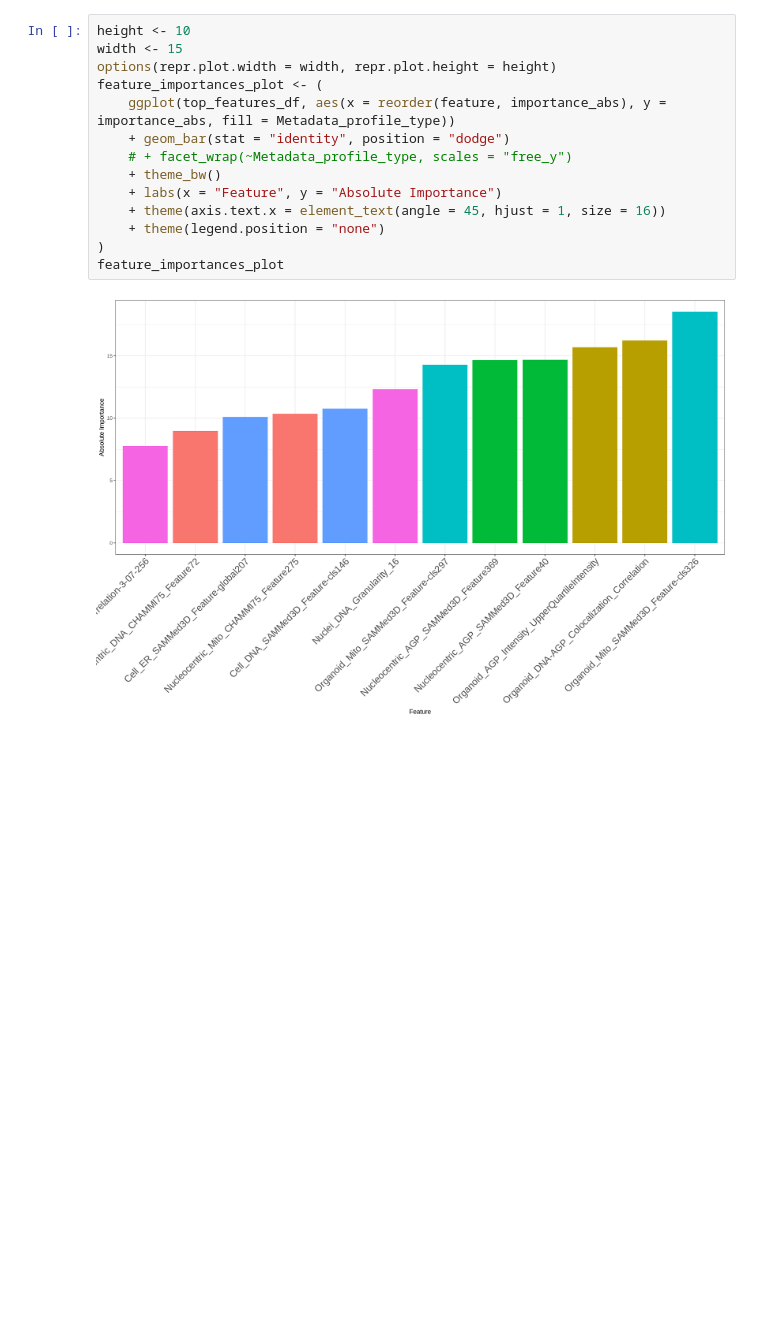
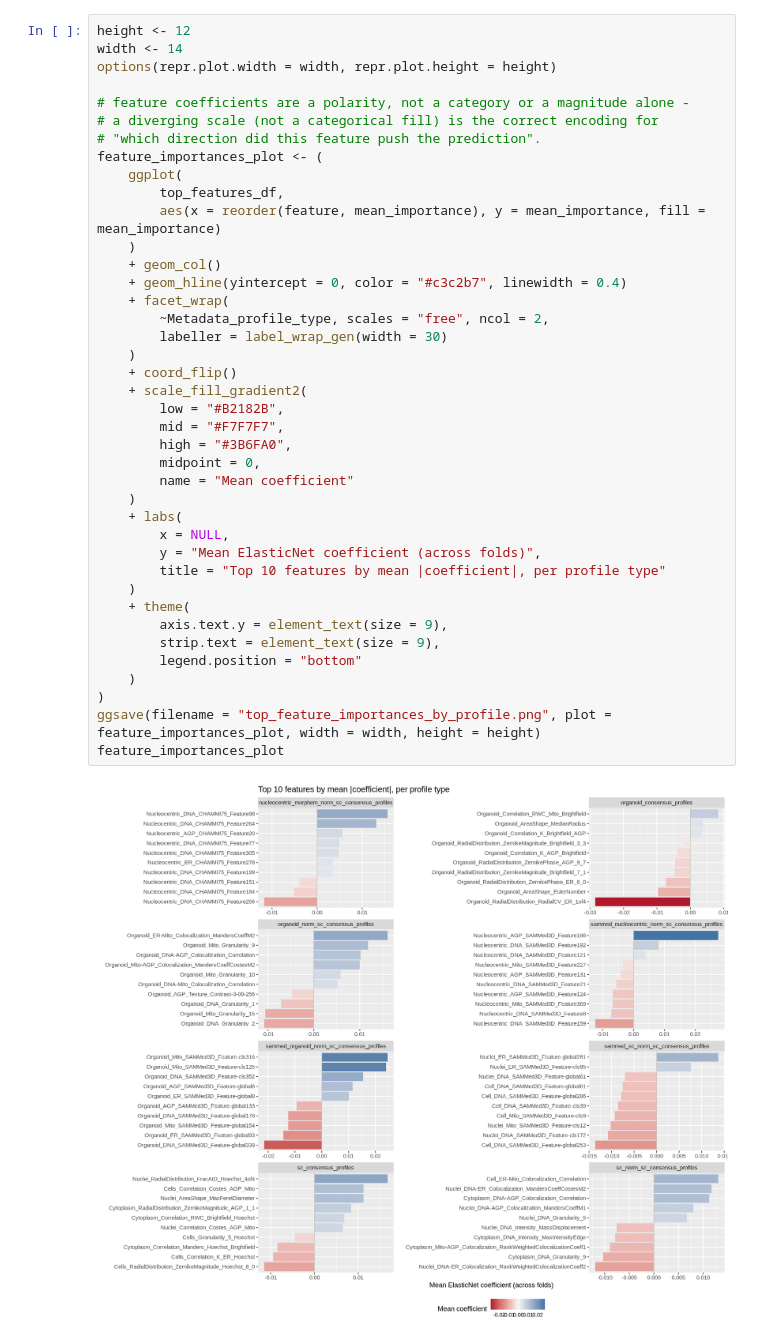
Before and after one commit to MikeLippincott/NF1_organoid_profile_analysis, a Jupyter notebook: 3.viability_prediction_models/notebooks/visualize_model_results.ipynb, the cells around one changed output. Drawn from its saved outputs; the diff is of its cells as text; blank space fills up the shorter version.

```diff
--- a/3.viability_prediction_models/notebooks/visualize_model_results.ipynb
+++ b/3.viability_prediction_models/notebooks/visualize_model_results.ipynb
@@ -67,18 +604,44 @@ A tibble: 6 × 9
 # %%
-height <- 10
-width <- 15
+height <- 12
+width <- 14
 options(repr.plot.width = width, repr.plot.height = height)
+
+# feature coefficients are a polarity, not a category or a magnitude alone -
+# a diverging scale (not a categorical fill) is the correct encoding for
+# "which direction did this feature push the prediction".
 feature_importances_plot <- (
-    ggplot(top_features_df, aes(x = reorder(feature, importance_abs), y = importance_abs, fill = Metadata_profile_type))
-    + geom_bar(stat = "identity", position = "dodge")
-    # + facet_wrap(~Metadata_profile_type, scales = "free_y")
-    + theme_bw()
-    + labs(x = "Feature", y = "Absolute Importance")
-    + theme(axis.text.x = element_text(angle = 45, hjust = 1, size = 16))
-    + theme(legend.position = "none")
+    ggplot(
+        top_features_df,
+        aes(x = reorder(feature, mean_importance), y = mean_importance, fill = mean_importance)
+    )
+    + geom_col()
+    + geom_hline(yintercept = 0, color = "#c3c2b7", linewidth = 0.4)
+    + facet_wrap(
+        ~Metadata_profile_type, scales = "free", ncol = 2,
+        labeller = label_wrap_gen(width = 30)
+    )
+    + coord_flip()
+    + scale_fill_gradient2(
+        low = "#B2182B",
+        mid = "#F7F7F7",
+        high = "#3B6FA0",
+        midpoint = 0,
+        name = "Mean coefficient"
+    )
+    + labs(
+        x = NULL,
+        y = "Mean ElasticNet coefficient (across folds)",
+        title = "Top 10 features by mean |coefficient|, per profile type"
+    )
+    + theme(
+        axis.text.y = element_text(size = 9),
+        strip.text = element_text(size = 9),
+        legend.position = "bottom"
+    )
 )
+ggsave(filename = "top_feature_importances_by_profile.png", plot = feature_importances_plot, width = width, height = height)
 feature_importances_plot
 # %% [output]
-[figure, old version]
+[figure, new version]
 # %%
 head(predicted_viabilities_df)
```
Also changed, not shown: parts of 14 cells of this notebook, 16 other files.
